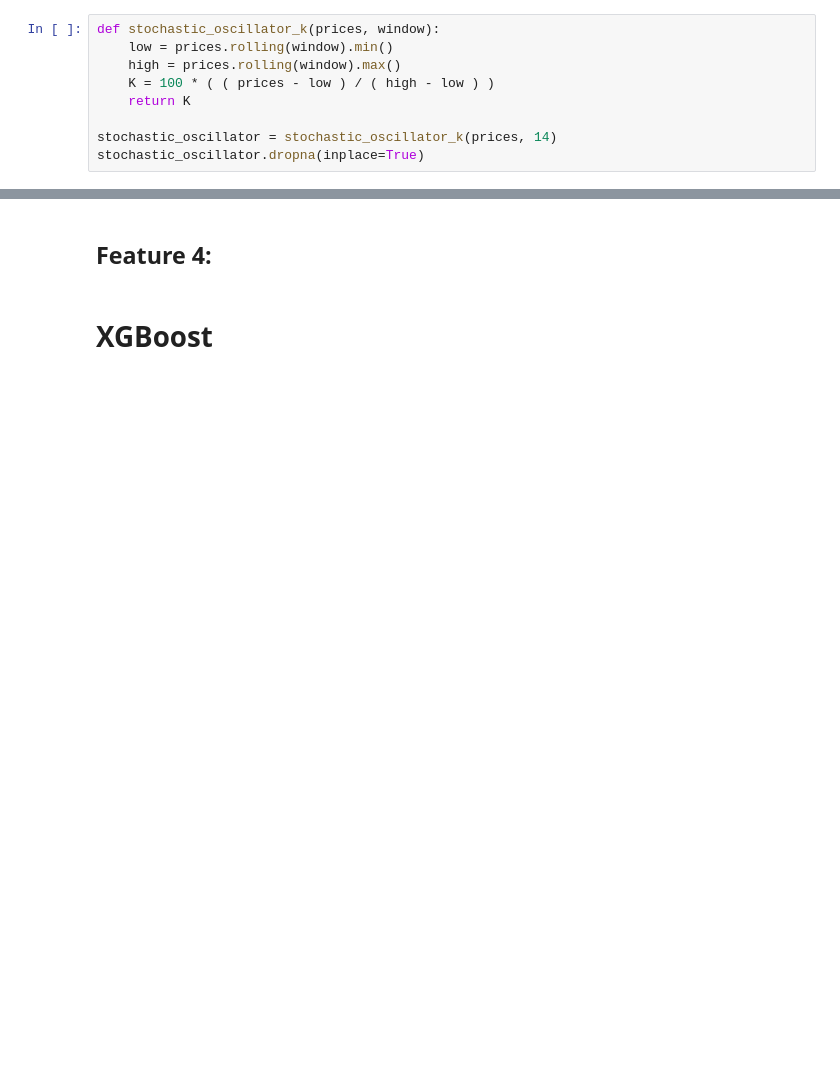
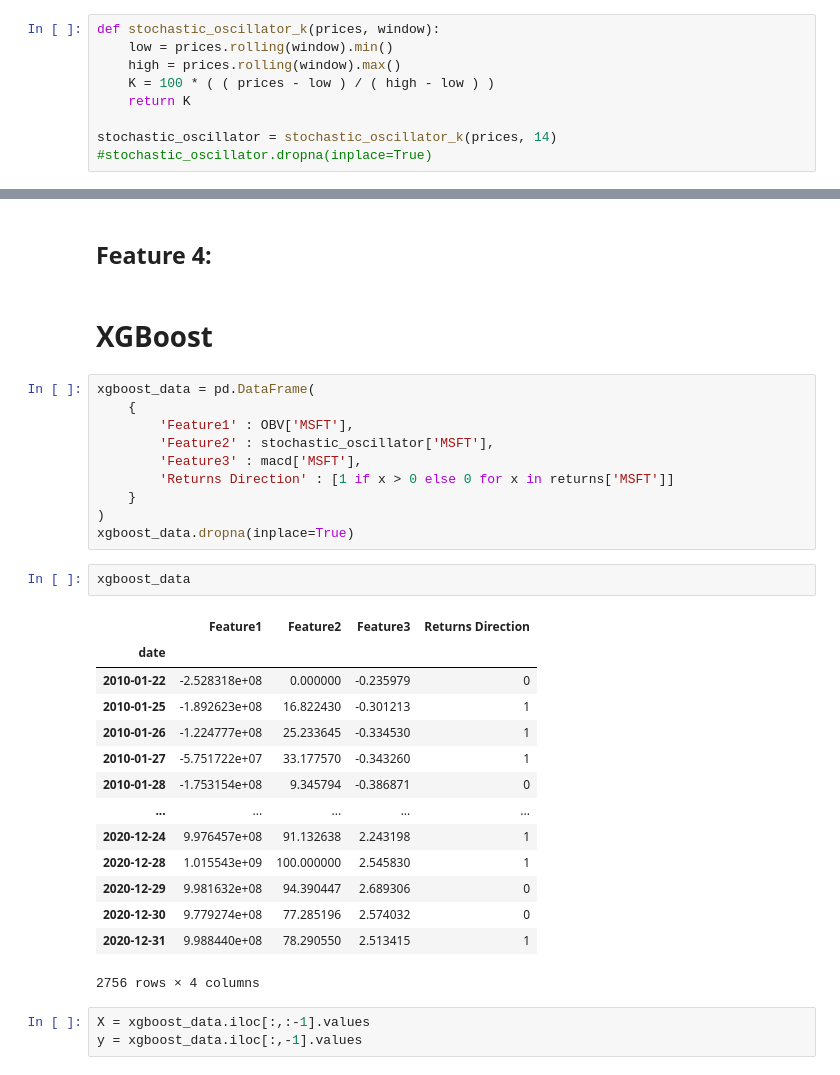
Before and after one commit to talhajamal11/BigData1Project, a Jupyter notebook: src/TalhaJamal/xgboost.ipynb, the cells around one changed output, grey strips where cells are left out. Cells and saved outputs as stored; diff of their text form; blank space fills up the shorter version.

```diff
--- a/src/TalhaJamal/xgboost.ipynb
+++ b/src/TalhaJamal/xgboost.ipynb
@@ -61,7 +66,7 @@ def stochastic_oscillator_k(prices, window):
     return K
 
 stochastic_oscillator = stochastic_oscillator_k(prices, 14)
-stochastic_oscillator.dropna(inplace=True)
+#stochastic_oscillator.dropna(inplace=True)
 # %% [markdown]
 ## Feature 3: MACD
 # %% [markdown]
@@ -84,3 +89,33 @@ signal_macd = get_signal_macd(macd, 9)
 ## Feature 4:
 # %% [markdown]
 # XGBoost
+# %%
+xgboost_data = pd.DataFrame(
+    {
+        'Feature1' : OBV['MSFT'],
+        'Feature2' : stochastic_oscillator['MSFT'],
+        'Feature3' : macd['MSFT'],
+        'Returns Direction' : [1 if x > 0 else 0 for x in returns['MSFT']]
+    }
+)
+xgboost_data.dropna(inplace=True)
+# %%
+xgboost_data
+# %% [output]
+|  | Feature1 | Feature2 | Feature3 | Returns Direction |
+| date |  |  |  |  |
+| 2010-01-22 | -2.528318e+08 | 0.000000 | -0.235979 | 0 |
+| 2010-01-25 | -1.892623e+08 | 16.822430 | -0.301213 | 1 |
+| 2010-01-26 | -1.224777e+08 | 25.233645 | -0.334530 | 1 |
+| 2010-01-27 | -5.751722e+07 | 33.177570 | -0.343260 | 1 |
+| 2010-01-28 | -1.753154e+08 | 9.345794 | -0.386871 | 0 |
+| ... | ... | ... | ... | ... |
+| 2020-12-24 | 9.976457e+08 | 91.132638 | 2.243198 | 1 |
+| 2020-12-28 | 1.015543e+09 | 100.000000 | 2.545830 | 1 |
+| 2020-12-29 | 9.981632e+08 | 94.390447 | 2.689306 | 0 |
+| 2020-12-30 | 9.779274e+08 | 77.285196 | 2.574032 | 0 |
+| 2020-12-31 | 9.988440e+08 | 78.290550 | 2.513415 | 1 |
+2756 rows × 4 columns
+# %%
+X = xgboost_data.iloc[:,:-1].values
+y = xgboost_data.iloc[:,-1].values
```
Also changed, not shown: parts of 7 cells of this notebook.
